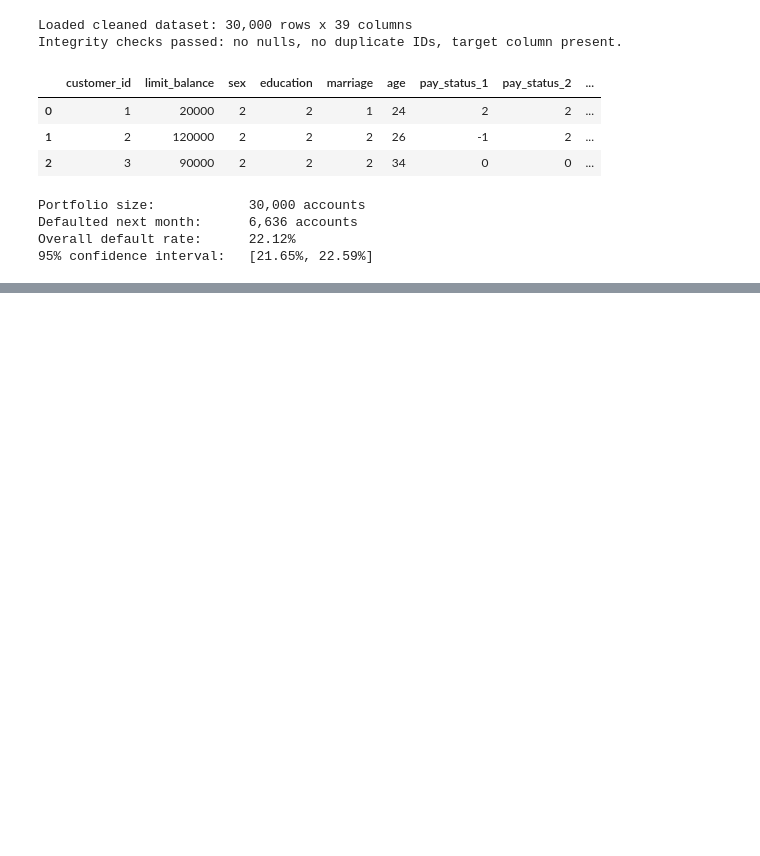
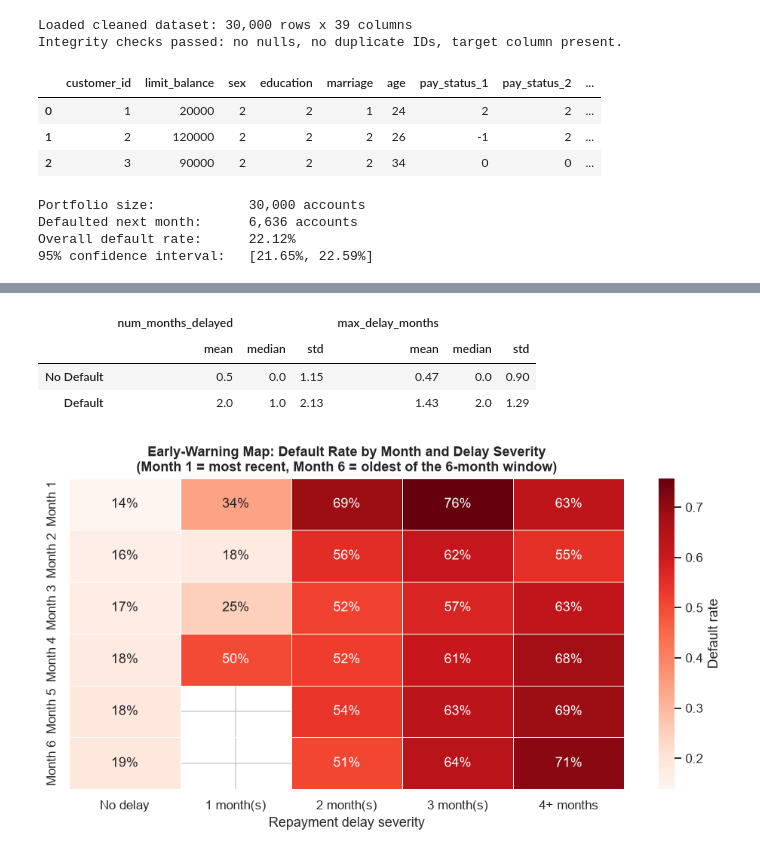
Before and after one commit to Dewmi2004/NovaX--Group-project-of-Python-for-DS-AI, a Jupyter notebook: NovaX.ipynb, the cells around one changed output, grey strips where cells are left out. Cells and saved outputs as stored; diff of their text form; code cells hidden in the pictures; blank space fills up the shorter version.

```diff
--- a/NovaX.ipynb
+++ b/NovaX.ipynb
@@ -675,0 +773,54 @@ Overall default rate:      22.12%
+# %%
+delinquency_by_outcome = df.groupby("default_next_month", observed=True)[
+    ["num_months_delayed", "max_delay_months"]
+].agg(["mean", "median", "std"]).round(2)
+delinquency_by_outcome.index = ["No Default", "Default"]
+delinquency_by_outcome
+# %% [output]
+|  | num_months_delayed |  |  | max_delay_months |  |  |
+|  | mean | median | std | mean | median | std |
+| No Default | 0.5 | 0.0 | 1.15 | 0.47 | 0.0 | 0.90 |
+| Default | 2.0 | 1.0 | 2.13 | 1.43 | 2.0 | 1.29 |
+# %%
+pay_status_cols = [f"pay_status_{m}" for m in range(1, 7)]
+
+# Long-format table: one row per (customer, month, repayment status), for a month x severity view
+long_pay = df.melt(
+    id_vars=["customer_id", "default_next_month"],
+    value_vars=pay_status_cols,
+    var_name="month", value_name="pay_status",
+)
+long_pay["month"] = long_pay["month"].str.replace("pay_status_", "Month ", regex=False)
+
+# Cap severity for a readable pivot: -2/-1/0 -> "No delay", 1..9 -> capped at 4+ for legibility
+def bucket_severity(code: int) -> str:
+    """Bucket a raw repayment-status code into a readable severity label."""
+    if code <= 0:
+        return "No delay"
+    if code >= 4:
+        return "4+ months"
+    return f"{code} month(s)"
+
+
+long_pay["severity"] = long_pay["pay_status"].apply(bucket_severity)
+
+severity_order = ["No delay", "1 month(s)", "2 month(s)", "3 month(s)", "4+ months"]
+pivot_default_rate = (
+    long_pay.groupby(["month", "severity"], observed=True)["default_next_month"]
+    .mean()
+    .unstack("severity")
+    .reindex(columns=severity_order)
+    .reindex([f"Month {m}" for m in range(1, 7)])
+)
+
+fig, ax = plt.subplots(figsize=(9, 5))
+sns.heatmap(pivot_default_rate, annot=True, fmt=".0%", cmap="Reds", ax=ax,
+            cbar_kws={"label": "Default rate"}, linewidths=0.5, linecolor="white")
+ax.set_title("Early-Warning Map: Default Rate by Month and Delay Severity\n"
+              "(Month 1 = most recent, Month 6 = oldest of the 6-month window)")
+ax.set_xlabel("Repayment delay severity")
+ax.set_ylabel("")
+plt.tight_layout()
+plt.show()
+# %% [output]
+[figure, added]
```
Also changed, not shown: parts of 3 cells of this notebook.
